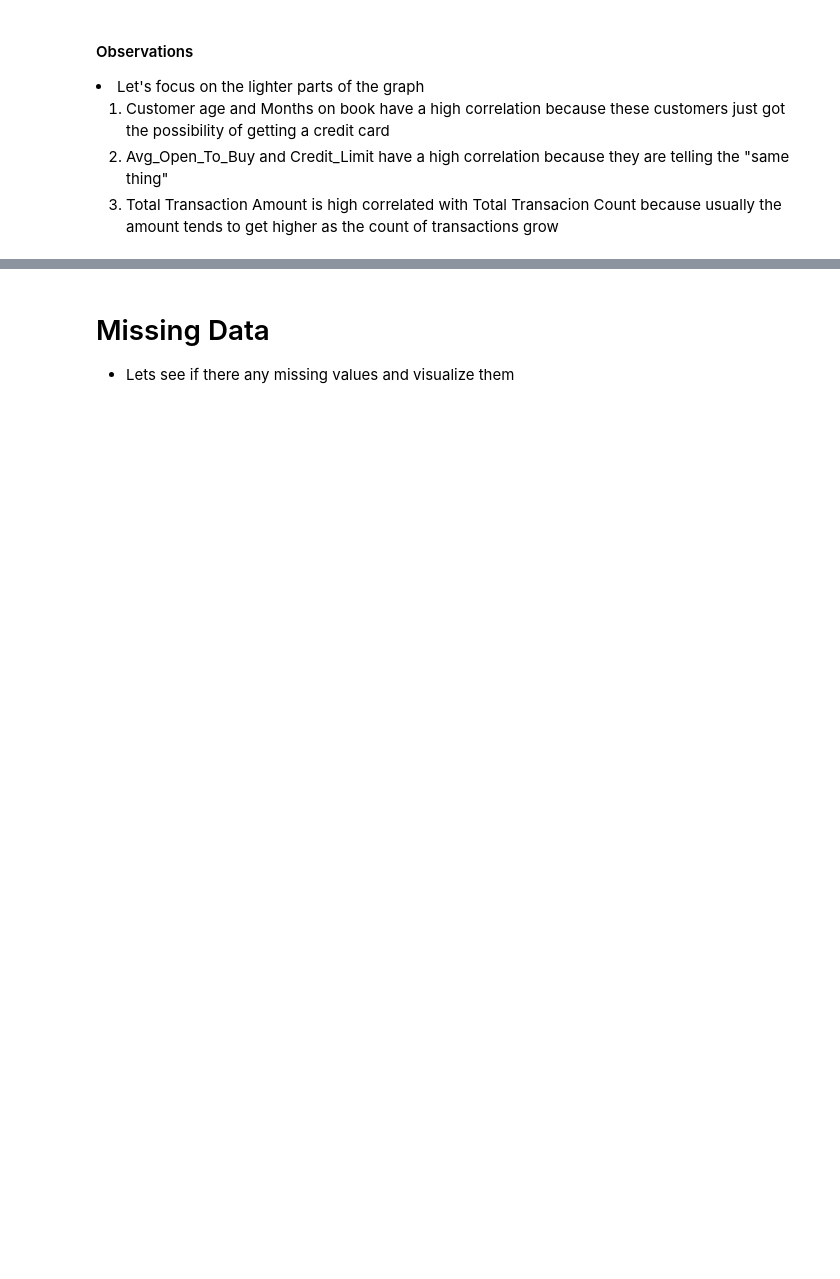
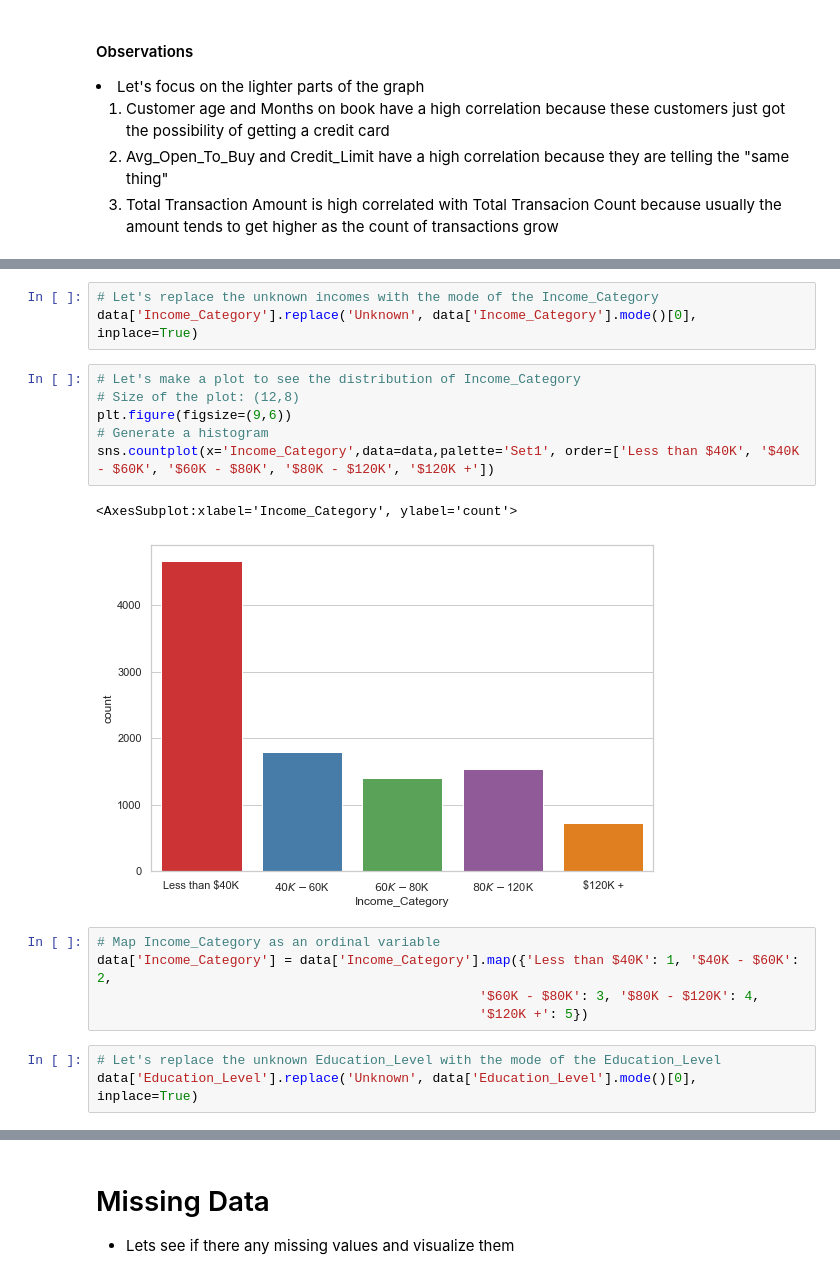
Before and after one commit to juanchate/Credit-Card-Customer-Attrition-Prediction, a Jupyter notebook: Credit Card Customer Attrition.ipynb, the cells around one changed output, grey strips where cells are left out. Drawn from its saved outputs; the diff is of its cells as text; blank space fills up the shorter version.

```diff
--- a/Credit Card Customer Attrition.ipynb
+++ b/Credit Card Customer Attrition.ipynb
@@ -105,0 +120,20 @@ plt.show()
+# %%
+# Let's replace the unknown incomes with the mode of the Income_Category
+data['Income_Category'].replace('Unknown', data['Income_Category'].mode()[0], inplace=True)
+# %%
+# Let's make a plot to see the distribution of Income_Category
+# Size of the plot: (12,8)
+plt.figure(figsize=(9,6))
+# Generate a histogram
+sns.countplot(x='Income_Category',data=data,palette='Set1', order=['Less than $40K', '$40K - $60K', '$60K - $80K', '$80K - $120K', '$120K +'])
+# %% [output]
+<AxesSubplot:xlabel='Income_Category', ylabel='count'>
+[figure, added]
+# %%
+# Map Income_Category as an ordinal variable
+data['Income_Category'] = data['Income_Category'].map({'Less than $40K': 1, '$40K - $60K': 2,
+                                                 '$60K - $80K': 3, '$80K - $120K': 4,
+                                                 '$120K +': 5})
+# %%
+# Let's replace the unknown Education_Level with the mode of the Education_Level
+data['Education_Level'].replace('Unknown', data['Education_Level'].mode()[0], inplace=True)
```
Also changed, not shown: parts of 51 cells of this notebook.
